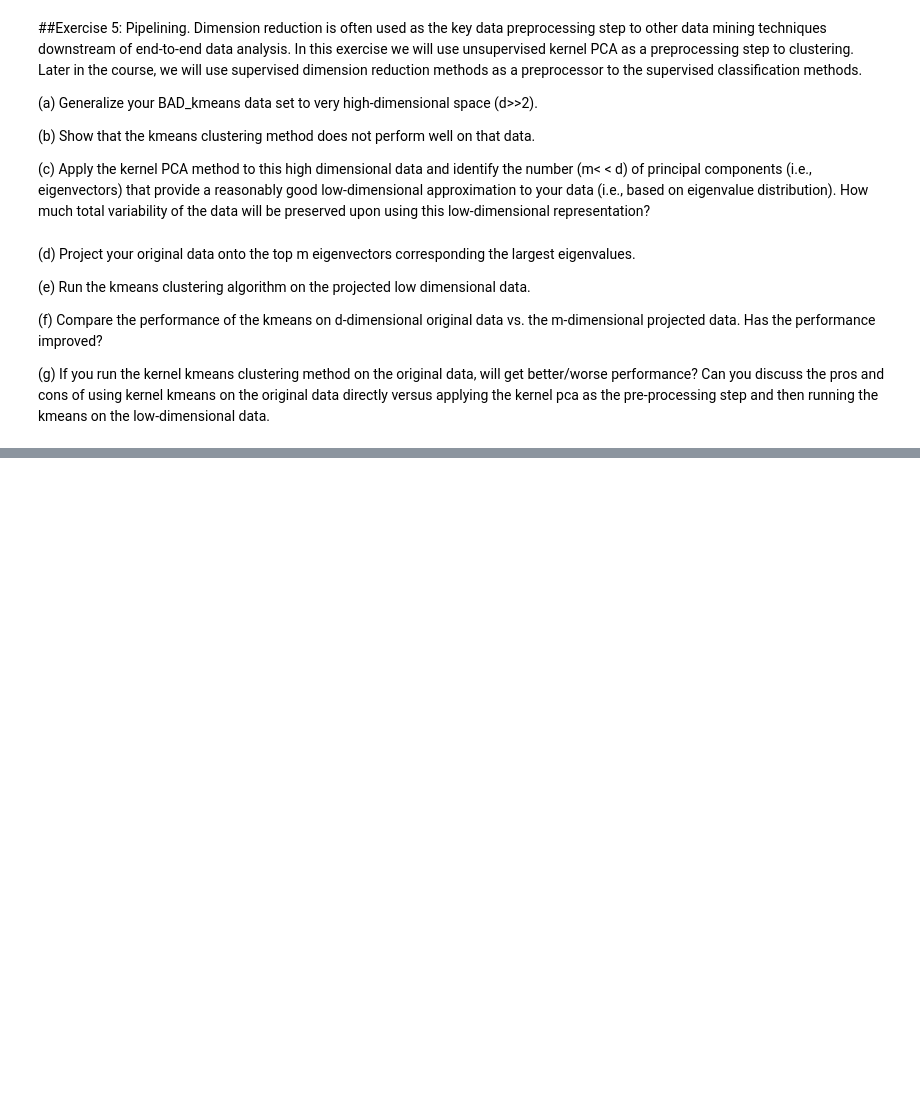
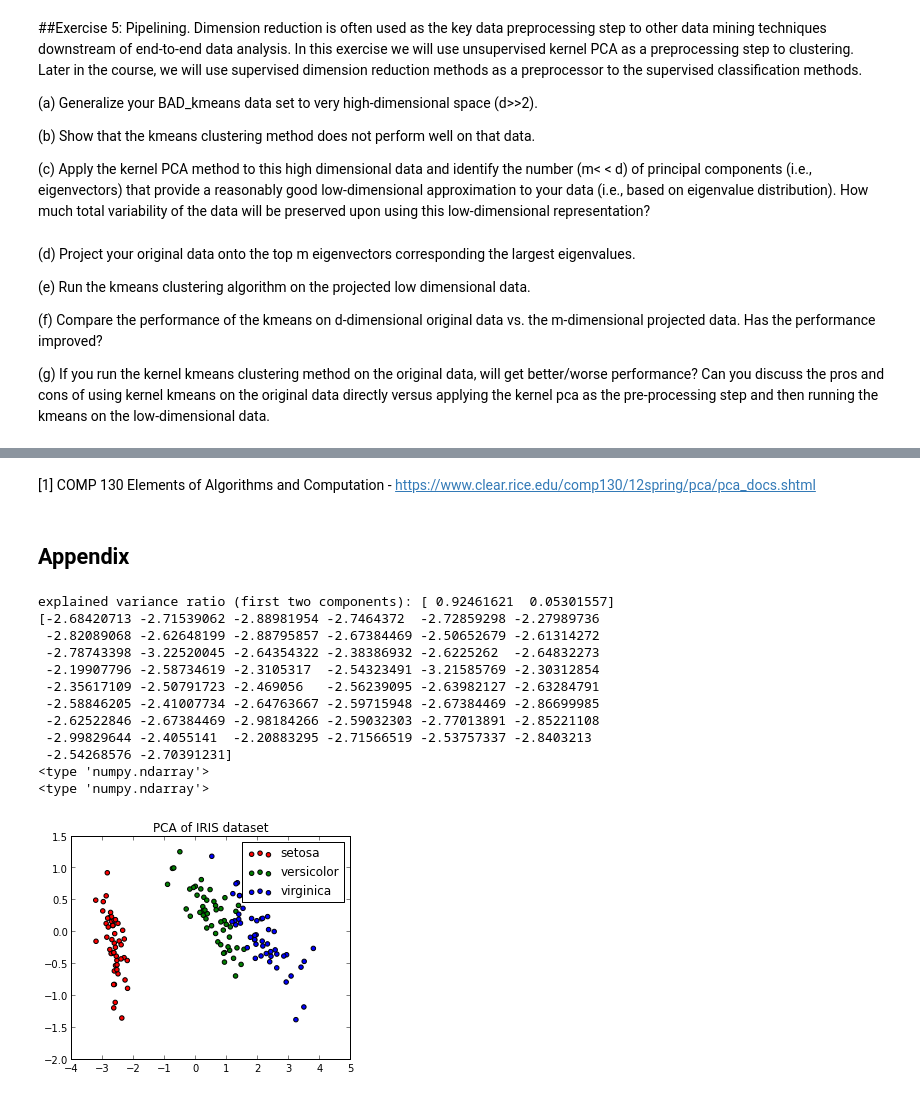
Before and after one commit to sagarjauhari/graph_mining, a Jupyter notebook: Graph Data Mining - L3.ipynb, the cells around one changed output, grey strips where cells are left out. Saved outputs shown, nothing was run; the diff lists cells and outputs as text; code cells hidden in the pictures; blank space fills up the shorter version.

```diff
--- a/Graph Data Mining - L3.ipynb
+++ b/Graph Data Mining - L3.ipynb
@@ -458,0 +443,46 @@ classify([3 3]):
+# %% [markdown]
+[1] COMP 130 Elements of Algorithms and Computation - https://www.clear.rice.edu/comp130/12spring/pca/pca_docs.shtml
+# %% [markdown]
+## Appendix
+# %%
+from sklearn.decomposition import PCA
+from sklearn import datasets
+import pylab as pl
+
+
+iris = datasets.load_iris()
+
+X = iris.data
+y = iris.target
+target_names = iris.target_names
+
+pca = PCA(n_components=2)
+X_r = pca.fit(X).transform(X)
+
+# Percentage of variance explained for each components
+print('explained variance ratio (first two components): %s'
+      % str(pca.explained_variance_ratio_))
+
+pl.figure()
+for c, i, target_name in zip("rgb", [0, 1, 2], target_names):
+    pl.scatter(X_r[y == i, 0], X_r[y == i, 1], c=c, label=target_name)
+pl.legend()
+pl.title('PCA of IRIS dataset')
+
+print X_r[y == 0, 0]
+print type(y)
+print type(X_r)
+# %% [output]
+explained variance ratio (first two components): [ 0.92461621  0.05301557]
+[-2.68420713 -2.71539062 -2.88981954 -2.7464372  -2.72859298 -2.27989736
+ -2.82089068 -2.62648199 -2.88795857 -2.67384469 -2.50652679 -2.61314272
+ -2.78743398 -3.22520045 -2.64354322 -2.38386932 -2.6225262  -2.64832273
+ -2.19907796 -2.58734619 -2.3105317  -2.54323491 -3.21585769 -2.30312854
+ -2.35617109 -2.50791723 -2.469056   -2.56239095 -2.63982127 -2.63284791
+ -2.58846205 -2.41007734 -2.64763667 -2.59715948 -2.67384469 -2.86699985
+ -2.62522846 -2.67384469 -2.98184266 -2.59032303 -2.77013891 -2.85221108
+ -2.99829644 -2.4055141  -2.20883295 -2.71566519 -2.53757337 -2.8403213
+ -2.54268576 -2.70391231]
+<type 'numpy.ndarray'>
+<type 'numpy.ndarray'>
+[figure, added]
```
Also changed, not shown: parts of 7 cells of this notebook.
